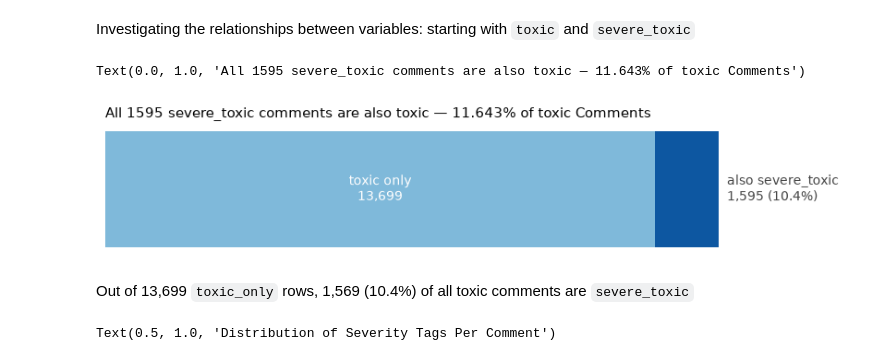
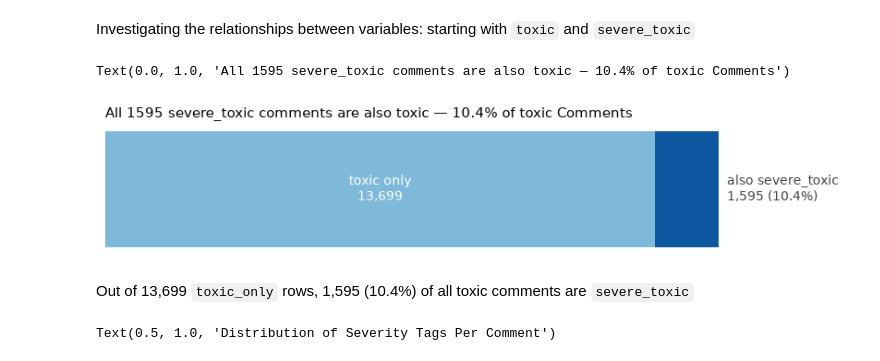
Before and after one commit to ellisonchen1/Content-health-classifier, a Jupyter notebook: notebooks/01_exploration.ipynb, the cells around one changed output. Cells and saved outputs as stored; diff of their text form; code cells hidden in the pictures.

```diff
--- a/notebooks/01_exploration.ipynb
+++ b/notebooks/01_exploration.ipynb
@@ -34,18 +21,6 @@ Noticed that `comment_text` has HTML elements: not sure how prevalent. Worth cle
 # %%
-import re
-import html
+df['comment_length'] = df['comment_text'].str.len()
 
-def clean_html(text):
-    if pd.isna(text):
-        return None
-    text = html.unescape(text)
-    return re.sub(r'<[^>]+>', '', text)
-
-df['comment_text_cleaned'] = df['comment_text'].apply(clean_html)
-df['comment_length'] = df['comment_text_cleaned'].str.len()
-
-pre_clean = df['comment_text'].str.len()
-print(f'Average Comment Length Before Clean:', round(float(pre_clean.mean()),3) )
-print(f'Average Comment Length After Clean:', round(float(df['comment_length'].mean()),3 ) )
-df.head()
+comment_length = df['comment_text'].str.len()
+print(f'Average Comment Length:', round(float(comment_length.mean()),3) )
 # %% [output]
@@ -91,30 +59,30 @@ Investigating the relationships between variables: starting with `toxic` and `se
 # %%
 toxic_only = ((df['toxic'] == 1) & (df['severe_toxic'] == 0)).sum()
 both = ((df['toxic'] == 1) & (df['severe_toxic'] == 1)).sum()
 assert both == df['severe_toxic'].sum()
 
 fig, ax = plt.subplots(figsize = (9,1.8))
 
 ax.barh(0, toxic_only, height = 0.5, color = plt.cm.Blues(0.45), linewidth = 1.5)
 ax.barh(0, both, left = toxic_only, height = 0.5, color = plt.cm.Blues(0.85), linewidth = 1.5)
 ax.set_yticks([])
 ax.set_xticks([])
 ax.spines[['top', 'right', 'left', 'bottom']].set_visible(False)
 
 ax.text(toxic_only / 2, 0, f'toxic only\n{toxic_only:,}',
         ha='center', va='center', color='white', fontsize=10)
 
 ax.text(toxic_only + both + 200, 0, f'also severe_toxic\n{both:,} ({both/(toxic_only+both):.1%})',
         ha='left', va='center', color='#444', fontsize=10)
 
-ax.set_title(f'All {df['severe_toxic'].sum()} severe_toxic comments are also toxic — {round(both / toxic_only * 100, 3)}% of toxic Comments',
+ax.set_title(f'All {df['severe_toxic'].sum()} severe_toxic comments are also toxic — {round(both / (toxic_only + both) * 100, 1)}% of toxic Comments',
              loc='left', fontsize=11)
 # %% [output]
-Text(0.0, 1.0, 'All 1595 severe_toxic comments are also toxic — 11.643% of toxic Comments')
+Text(0.0, 1.0, 'All 1595 severe_toxic comments are also toxic — 10.4% of toxic Comments')
-[figure, old version]
+[figure, new version]
 # %% [markdown]
 
-Out of 13,699 `toxic_only` rows, 1,569 (10.4%) of all toxic comments are `severe_toxic`
+Out of 13,699 `toxic_only` rows, 1,595 (10.4%) of all toxic comments are `severe_toxic`
 # %%
 labels = ['toxic', 'severe_toxic', 'obscene', 'threat', 'insult', 'identity_hate']
 df['severity_count'] = df[labels].sum(axis=1)
```
Also changed, not shown: parts of 12 cells of this notebook, 1 other file.
